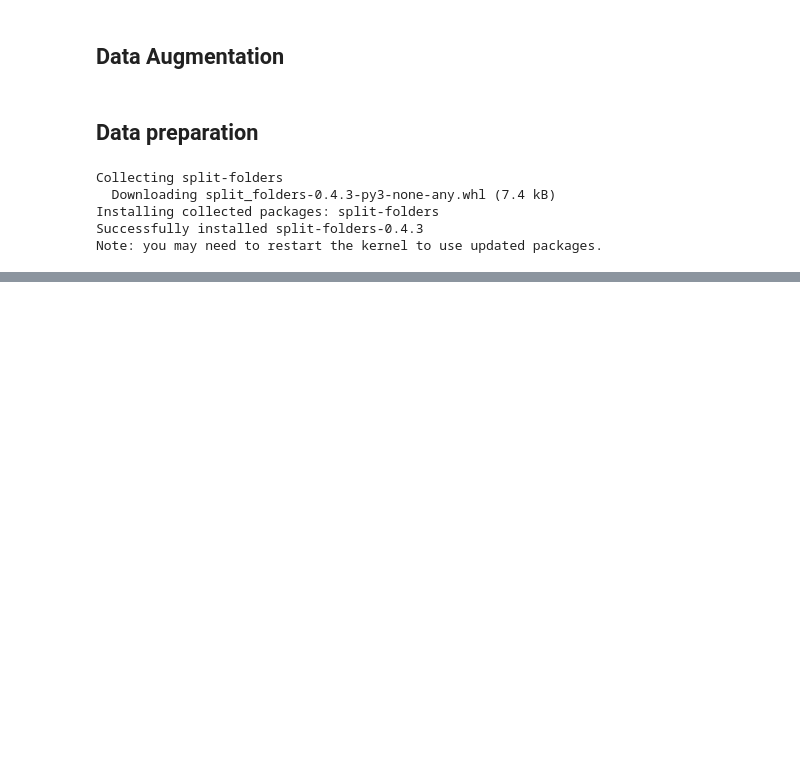
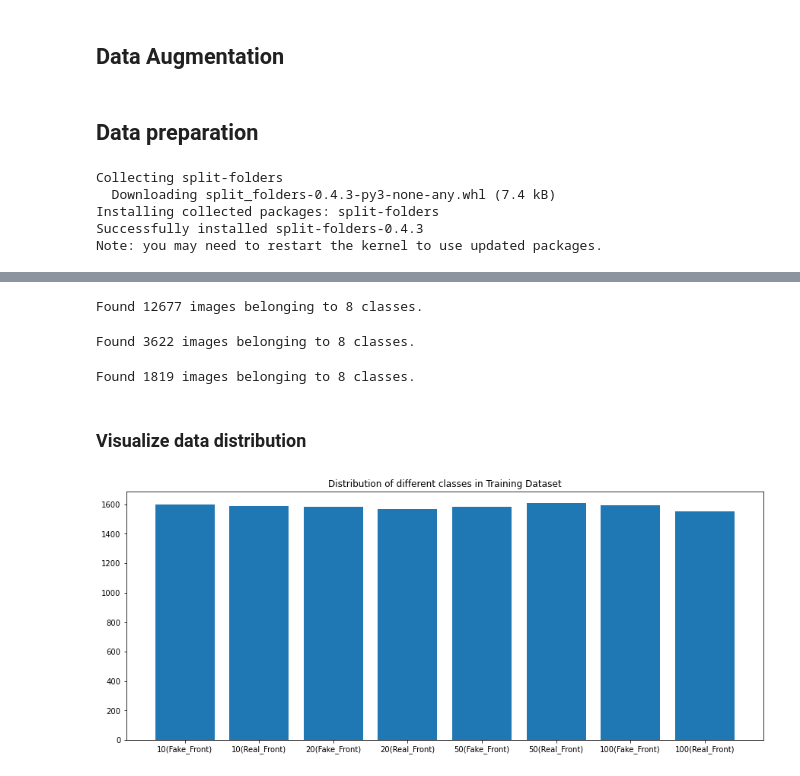
Before and after one commit to lahirudsilva/Counterfeit-Seeker, a Jupyter notebook: counterfeit-banknote-detection.ipynb, the cells around one changed output, grey strips where cells are left out. Drawn from its saved outputs; the diff is of its cells as text; code cells hidden in the pictures; blank space fills up the shorter version.

Commit message:
model trained and tested

```diff
--- a/counterfeit-banknote-detection.ipynb
+++ b/counterfeit-banknote-detection.ipynb
@@ -49,0 +82,51 @@ splitfolders.ratio(input_folder, output="dataset",
+# %%
+#define directory containing training data
+TRAINING_DIR = 'dataset/train'
+
+#create generator to load the data from training directory
+train_generator = ImageDataGenerator().flow_from_directory(TRAINING_DIR,
+                                                    batch_size=batch_size,
+                                                    class_mode='categorical',
+                                                    target_size=(img_height, img_width))
+# %% [output]
+Found 12677 images belonging to 8 classes.
+# %%
+#define directory containing validation data
+VALIDATION_DIR = 'dataset/val'
+
+#create generator to load the data from validation directory
+validation_generator = ImageDataGenerator().flow_from_directory(VALIDATION_DIR,
+                                                              batch_size=batch_size,
+                                                              class_mode='categorical',
+                                                              target_size=(img_height, img_width)
+                                                             )
+# %% [output]
+Found 3622 images belonging to 8 classes.
+# %%
+#define directory containing testing data
+TEST_DIR = 'dataset/test'
+
+#create generator to load the data from testing directory
+test_generator = ImageDataGenerator().flow_from_directory(TEST_DIR,
+                                                              batch_size=batch_size,
+                                                              class_mode='categorical',
+                                                              target_size=(img_height, img_width),
+                                                          shuffle=False
+                                                             )
+# %% [output]
+Found 1819 images belonging to 8 classes.
+# %% [markdown]
+### Visualize data distribution
+# %%
+image_folder = ['10(Fake_Front)','10(Real_Front)','20(Fake_Front)','20(Real_Front)','50(Fake_Front)','50(Real_Front)','100(Fake_Front)','100(Real_Front)']
+nimgs = {}
+for i in image_folder:
+    nimages = len(os.listdir('dataset/train/'+i+'/'))
+    nimgs[i]=nimages
+plt.figure(figsize=(15, 6))
+plt.bar(range(len(nimgs)), list(nimgs.values()), align='center')
+plt.xticks(range(len(nimgs)), list(nimgs.keys()))
+plt.title('Distribution of different classes in Training Dataset')
+plt.show()
+# %% [output]
+[figure, added]
```
Also changed, not shown: parts of 25 cells of this notebook.
